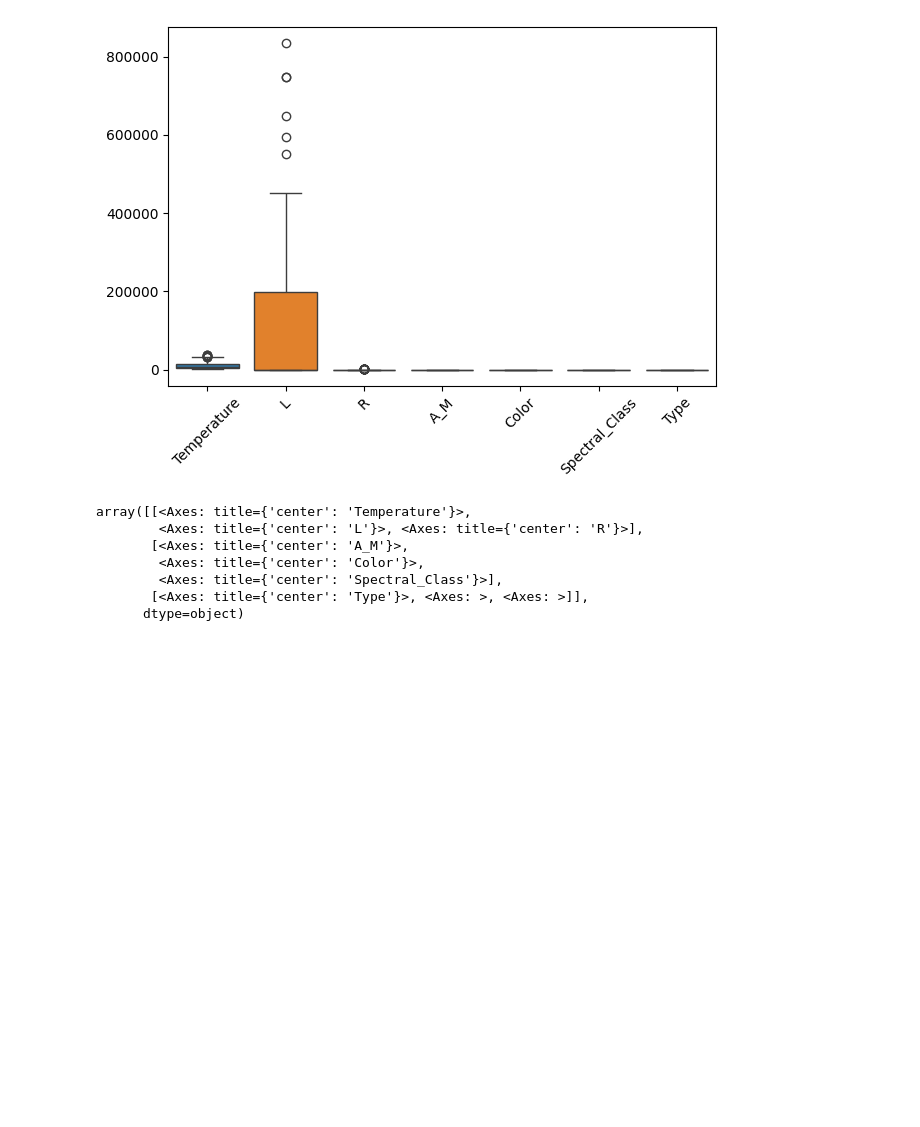
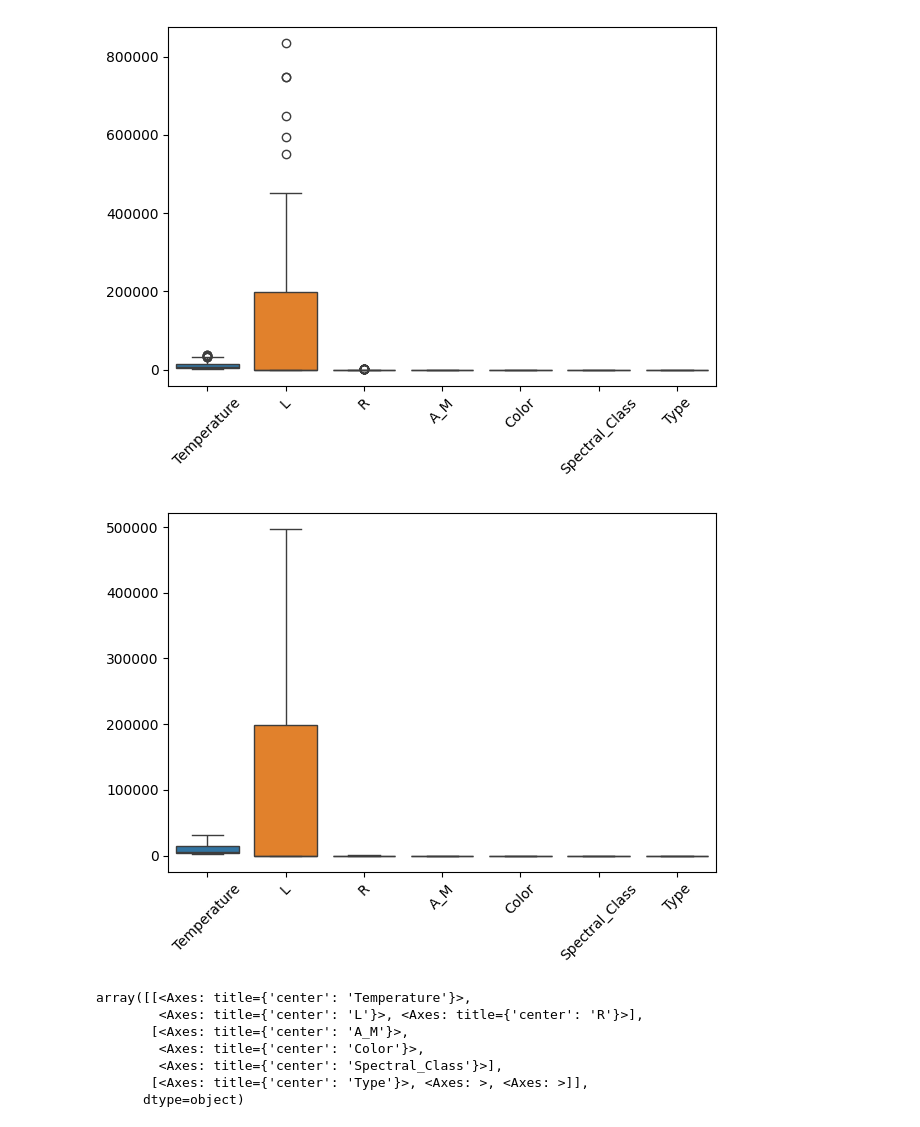
Before and after one commit to jnsbrdbr/mlproject, a Jupyter notebook: starclassification.ipynb, the cells around one changed output. Cells and saved outputs as stored; diff of their text form; code cells hidden in the pictures; blank space fills up the shorter version.

```diff
--- a/starclassification.ipynb
+++ b/starclassification.ipynb
@@ -227,6 +227,13 @@ iqr_clipper.fit(train)
 # Transform both train and test sets
 train_cleaned = iqr_clipper.transform(train)
 test_cleaned = iqr_clipper.transform(test)
+# %%
+sns.boxplot(data=train_cleaned)
+plt.xticks(rotation=45)
+plt.tight_layout()
+plt.show()
+# %% [output]
+[figure, added]
 # %%
 from sklearn.preprocessing import MinMaxScaler
 import pandas as pd
```
Also changed, not shown: parts of 2 cells of this notebook.
